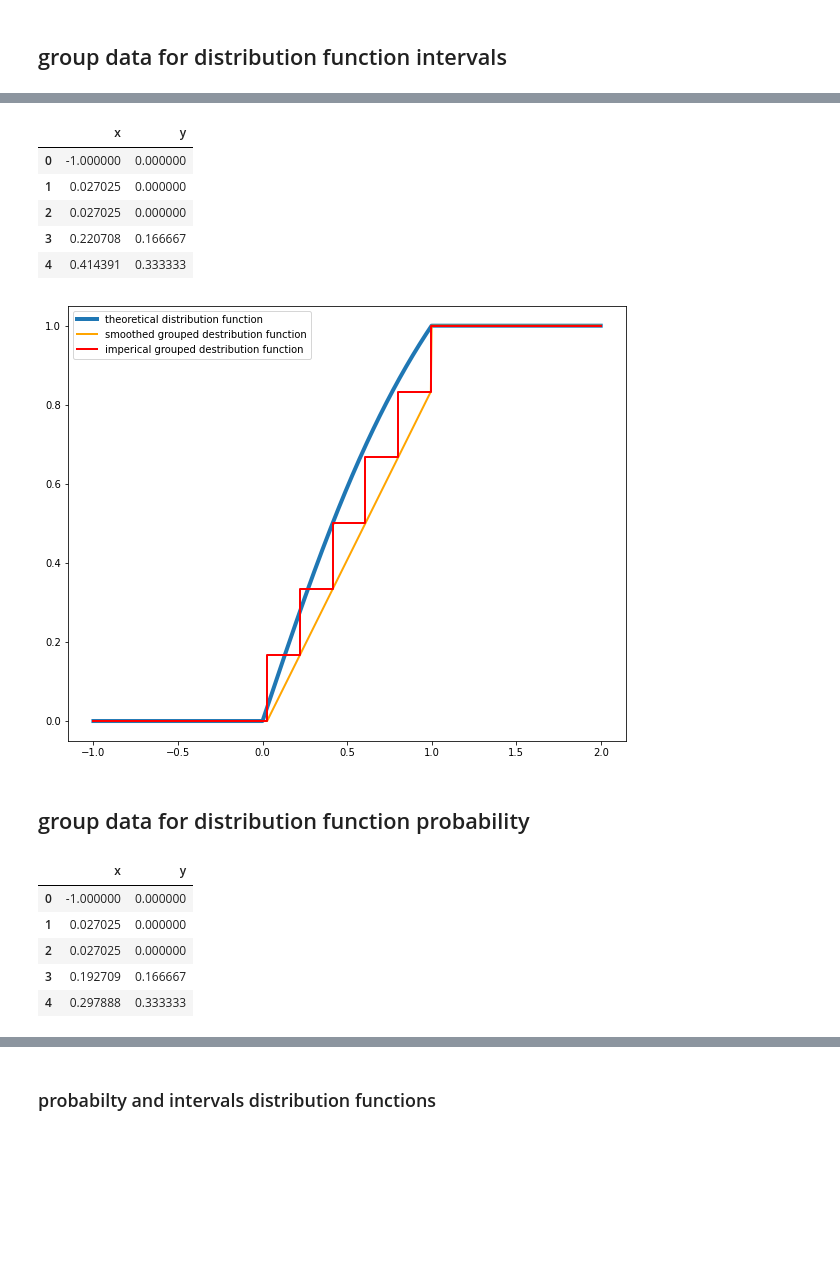
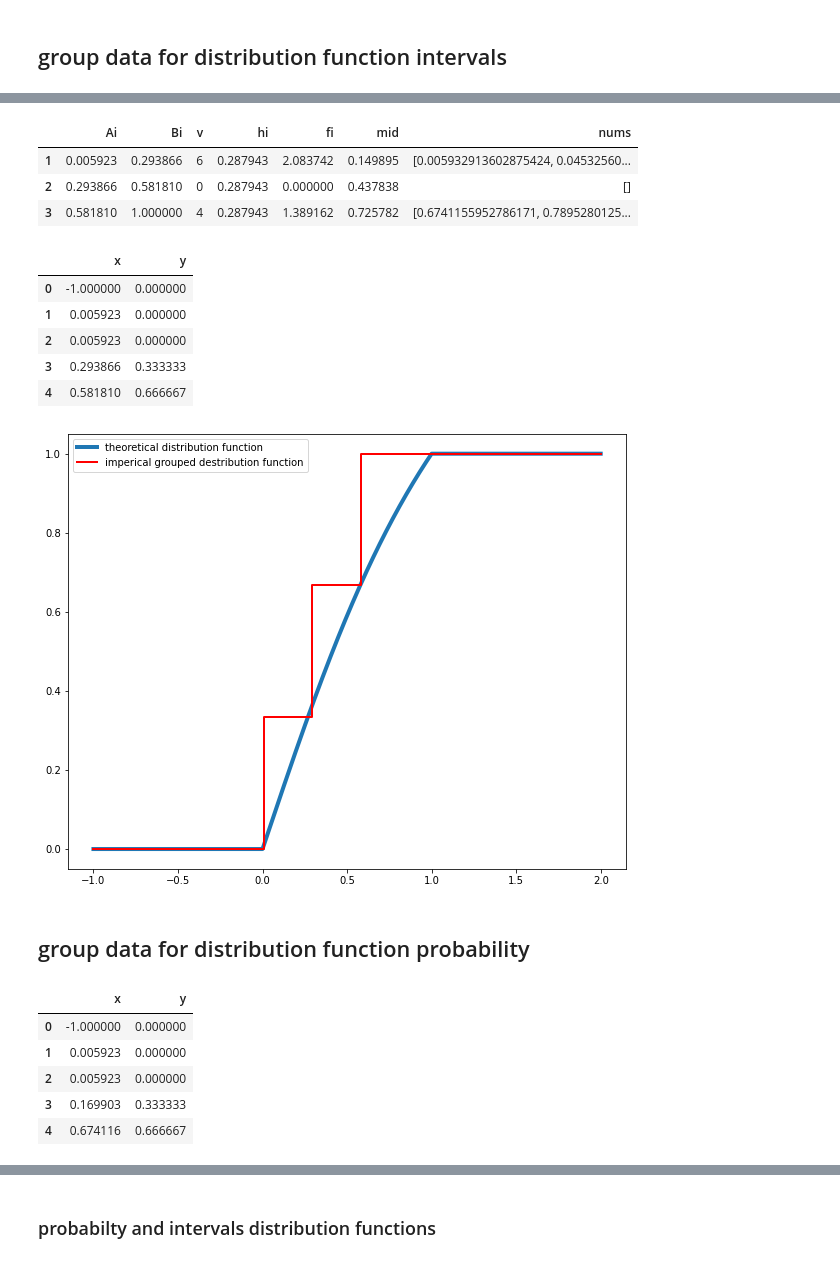
Before and after one commit to kremenevskiy/BSUIR, a Jupyter notebook: Term_4-math-statistics/statistics/labs.ipynb, the cells around one changed output, grey strips where cells are left out. Cells and saved outputs as stored; diff of their text form; code cells hidden in the pictures; blank space fills up the shorter version.

```diff
--- a/Term_4-math-statistics/statistics/labs.ipynb
+++ b/Term_4-math-statistics/statistics/labs.ipynb
@@ -18,7 +18,7 @@ def Y(x):
 # %% [markdown]
 ## Lab 1
 # %%
-n = 30
+n = 10
 def make_samples(n):
     x_sample = np.array([X() for i in range(n)])
     y_sample = Y(x_sample)
@@ -183,6 +183,8 @@ def build_histogram(sample, equidistand=True, bins=None):
             fi = v / (n * h)
             hist.loc[i] = [A, B, v, h, fi, mid, nums]
 
+
+        hist.iloc[-1, 1] = 1
         return hist
 
     else:
@@ -218,6 +220,8 @@ def build_histogram(sample, equidistand=True, bins=None):
             fi = (v * (x_n-x_1)) / (n * h)
             hist.loc[i] = [A, B, v, h, fi, mid, nums]
 
+
+        hist.iloc[-1, 1] = 1
         return hist
 # %%
 def draw_hist(hist_data):
@@ -321,8 +330,10 @@ plt.legend()
 ## group data for distribution function intervals
 # %%
 def get_gropued_data(hist_data):
-    sample = list(hist_data['Ai']) + [hist_data.iloc[-1, 1]]
-    n = len(sample)
+#     sample = list(hist_data['Ai']) + [hist_data.iloc[-1, 1]]
+    sample = list(hist_data['Ai'])
+#     n = len(sample)
+    n = hist_data.shape[0]
     y_sample = [-1, sample[0]] + sample + [1, 2]
     emperic = [0, 0] + list([(i)/n for i in range(n)]) + [1, 1]
     return y_sample, emperic
@@ -331,21 +353,28 @@ grouped_data_equal = get_gropued_data(hist_data_equal)
+# %%
+hist_data_equal
+# %% [output]
+|  | Ai | Bi | v | hi | fi | mid | nums |
+| 1 | 0.005923 | 0.293866 | 6 | 0.287943 | 2.083742 | 0.149895 | [0.005932913602875424, 0.04532560... |
+| 2 | 0.293866 | 0.581810 | 0 | 0.287943 | 0.000000 | 0.437838 | [] |
+| 3 | 0.581810 | 1.000000 | 4 | 0.287943 | 1.389162 | 0.725782 | [0.6741155952786171, 0.7895280125... |
 # %%
 grouped_df_equal = pd.DataFrame(data={'x':grouped_data_equal[0], 'y':grouped_data_equal[1]})
 grouped_df_equal.head()
 # %% [output]
 |  | x | y |
 | 0 | -1.000000 | 0.000000 |
-| 1 | 0.027025 | 0.000000 |
-| 2 | 0.027025 | 0.000000 |
-| 3 | 0.220708 | 0.166667 |
-| 4 | 0.414391 | 0.333333 |
+| 1 | 0.005923 | 0.000000 |
+| 2 | 0.005923 | 0.000000 |
+| 3 | 0.293866 | 0.333333 |
+| 4 | 0.581810 | 0.666667 |
 # %%
 plt.rcParams["figure.figsize"] = (10, 8)
 plt.plot(x_dots, y_dots, linewidth=4, label='theoretical distribution function');
-plt.plot(grouped_data_equal[0], grouped_data_equal[1], linewidth=2, color='orange', label='smoothed grouped destribution function')
+# plt.plot(grouped_data_equal[0], grouped_data_equal[1], linewidth=2, color='orange', label='smoothed grouped destribution function')
 plt.step(grouped_data_equal[0], grouped_data_equal[1], linewidth=2, color='red', label='imperical grouped destribution function')
 plt.legend();
 # %% [output]
-[figure, old version]
+[figure, new version]
 # %% [markdown]
 ## group data for distribution function probability
 # %%
@@ -356,10 +385,10 @@ grouped_df_prob.head()
 # %% [output]
 |  | x | y |
 | 0 | -1.000000 | 0.000000 |
-| 1 | 0.027025 | 0.000000 |
-| 2 | 0.027025 | 0.000000 |
-| 3 | 0.192709 | 0.166667 |
-| 4 | 0.297888 | 0.333333 |
+| 1 | 0.005923 | 0.000000 |
+| 2 | 0.005923 | 0.000000 |
+| 3 | 0.169903 | 0.333333 |
+| 4 | 0.674116 | 0.666667 |
 # %%
 plt.rcParams["figure.figsize"] = (10, 8)
 plt.plot(x_dots, y_dots, linewidth=4, label='theoretical distribution function');
```
Also changed, not shown: parts of 50 cells of this notebook, 32 other files.
